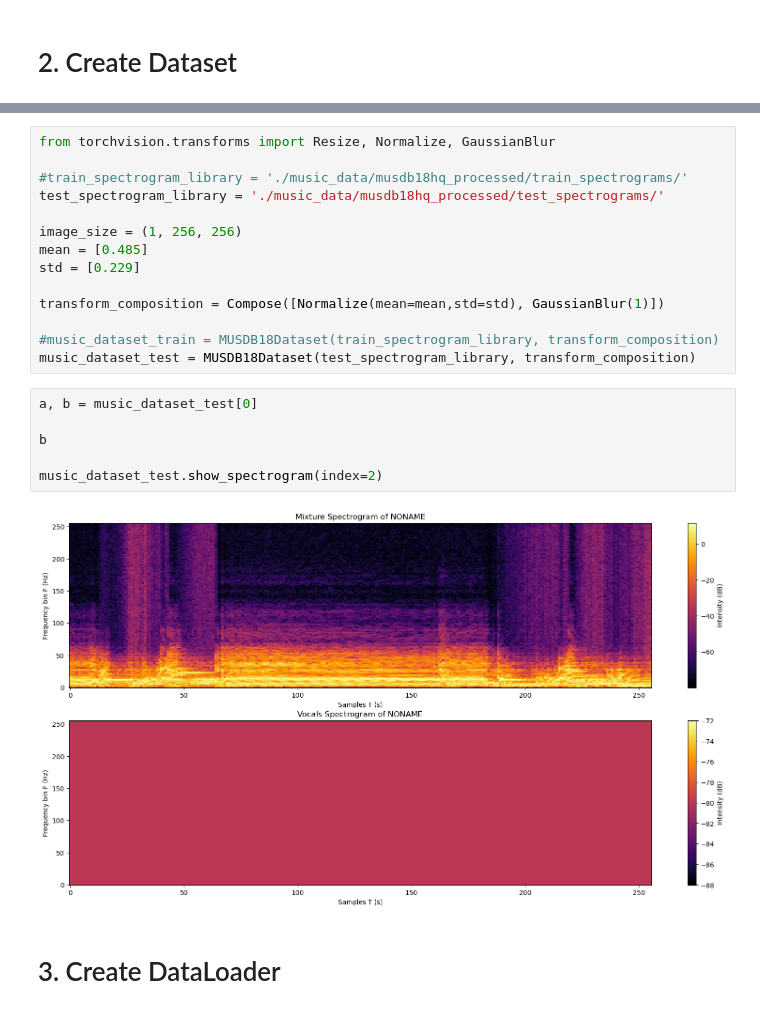
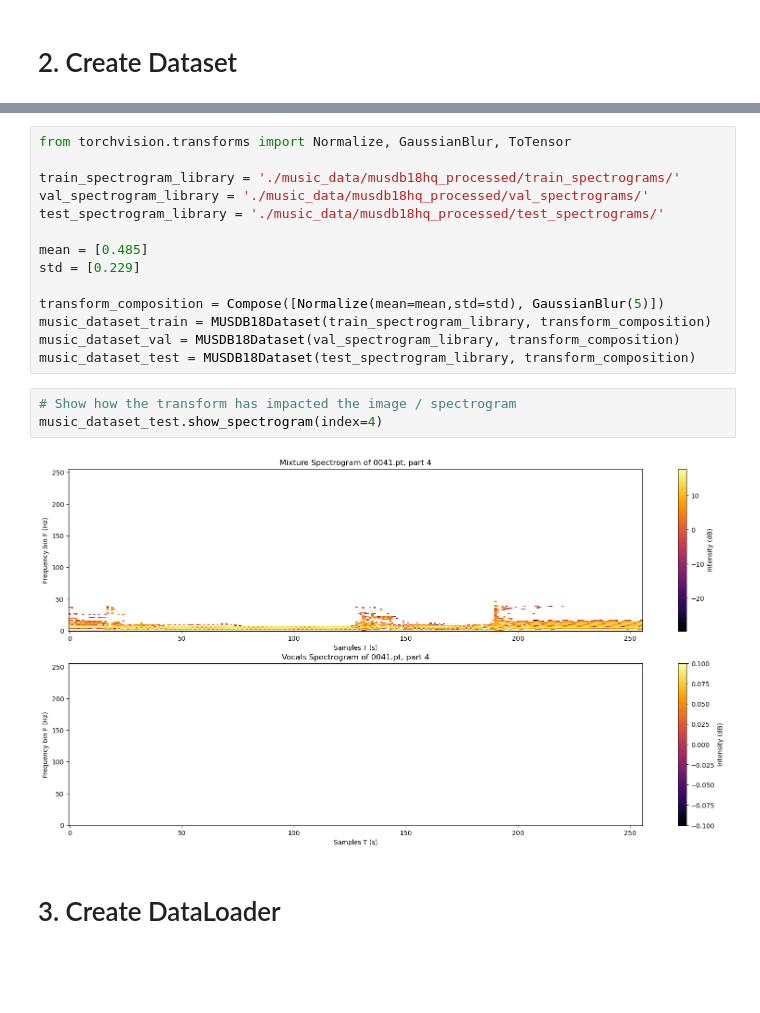
Before and after one commit to NicholasGranlund/SSY340-Music-Isolation-Project, a Jupyter notebook: music_isolator.ipynb, the cells around one changed output, grey strips where cells are left out. Saved outputs shown, nothing was run; the diff lists cells and outputs as text; blank space fills up the shorter version.

Commit message:
Tidy code + added the val dataset

```diff
--- a/music_isolator.ipynb
+++ b/music_isolator.ipynb
@@ -120,25 +160,22 @@ class MUSDB18Dataset(Dataset):
 # %%
-from torchvision.transforms import Resize, Normalize, GaussianBlur
+from torchvision.transforms import Normalize, GaussianBlur, ToTensor
 
-#train_spectrogram_library = './music_data/musdb18hq_processed/train_spectrograms/'
+train_spectrogram_library = './music_data/musdb18hq_processed/train_spectrograms/'
+val_spectrogram_library = './music_data/musdb18hq_processed/val_spectrograms/'
 test_spectrogram_library = './music_data/musdb18hq_processed/test_spectrograms/'
 
-image_size = (1, 256, 256)
 mean = [0.485]
 std = [0.229]
 
-transform_composition = Compose([Normalize(mean=mean,std=std), GaussianBlur(1)])
-
-#music_dataset_train = MUSDB18Dataset(train_spectrogram_library, transform_composition)
+transform_composition = Compose([Normalize(mean=mean,std=std), GaussianBlur(5)])
+music_dataset_train = MUSDB18Dataset(train_spectrogram_library, transform_composition)
+music_dataset_val = MUSDB18Dataset(val_spectrogram_library, transform_composition)
 music_dataset_test = MUSDB18Dataset(test_spectrogram_library, transform_composition)
-# %%
-a, b = music_dataset_test[0]
-
-b
-
-music_dataset_test.show_spectrogram(index=2)
-# %% [output]
-[figure, removed]
+# %%
+# Show how the transform has impacted the image / spectrogram
+music_dataset_test.show_spectrogram(index=4)
+# %% [output]
+[figure, added]
 # %% [markdown]
 # 3. Create DataLoader
 # %%
```
Also changed, not shown: parts of 9 cells of this notebook.
